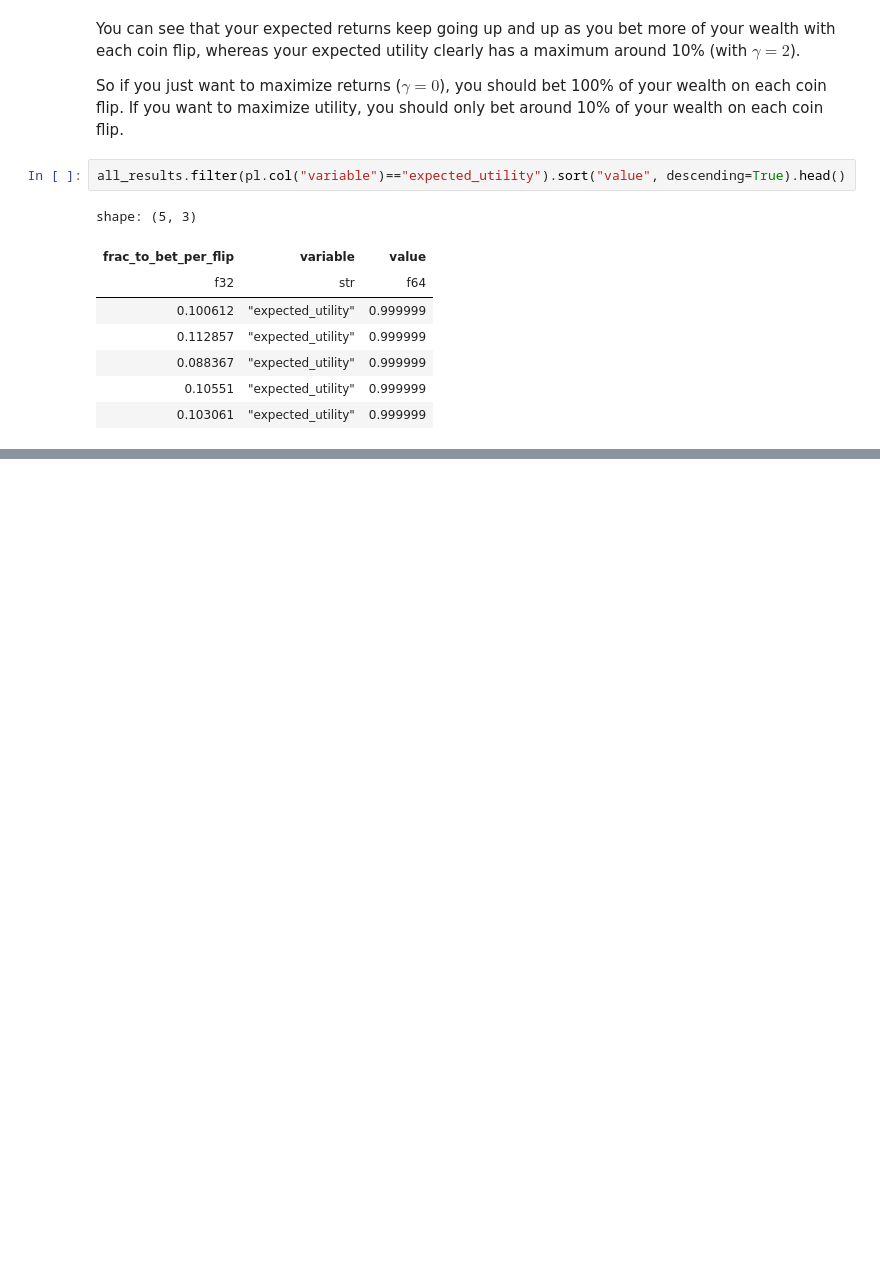
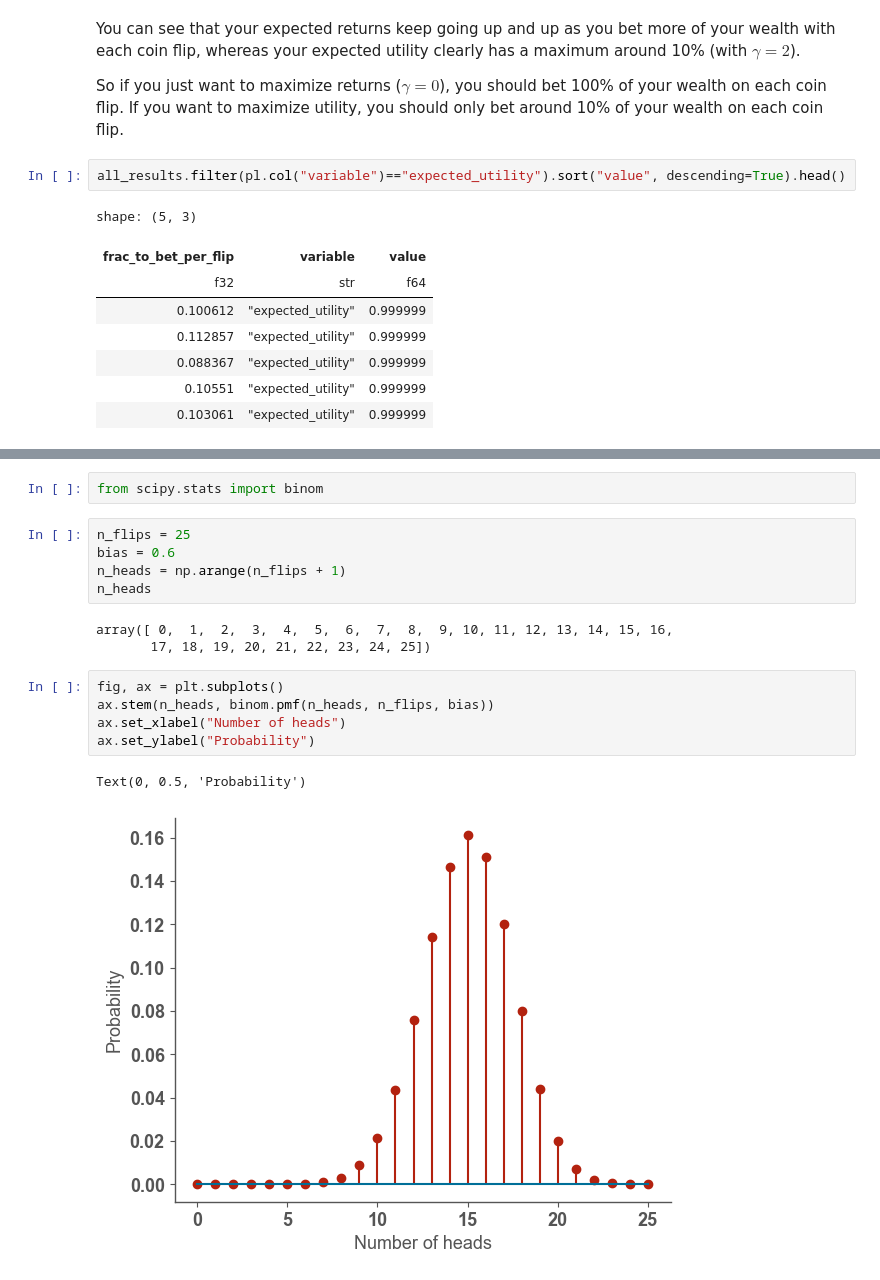
Before and after one commit to jaryaman/financial-decisions, a Jupyter notebook: notebooks/1-crra-utility.ipynb, the cells around one changed output, grey strips where cells are left out. Saved outputs shown, nothing was run; the diff lists cells and outputs as text; blank space fills up the shorter version.

```diff
--- a/notebooks/1-crra-utility.ipynb
+++ b/notebooks/1-crra-utility.ipynb
@@ -139,0 +168,18 @@ shape: (5, 3)
+# %%
+from scipy.stats import binom
+# %%
+n_flips = 25
+bias = 0.6
+n_heads = np.arange(n_flips + 1)
+n_heads
+# %% [output]
+array([ 0,  1,  2,  3,  4,  5,  6,  7,  8,  9, 10, 11, 12, 13, 14, 15, 16,
+       17, 18, 19, 20, 21, 22, 23, 24, 25])
+# %%
+fig, ax = plt.subplots()
+ax.stem(n_heads, binom.pmf(n_heads, n_flips, bias))
+ax.set_xlabel("Number of heads")
+ax.set_ylabel("Probability")
+# %% [output]
+Text(0, 0.5, 'Probability')
+[figure, added]
```
Also changed, not shown: parts of 8 cells of this notebook, 2 other files.
